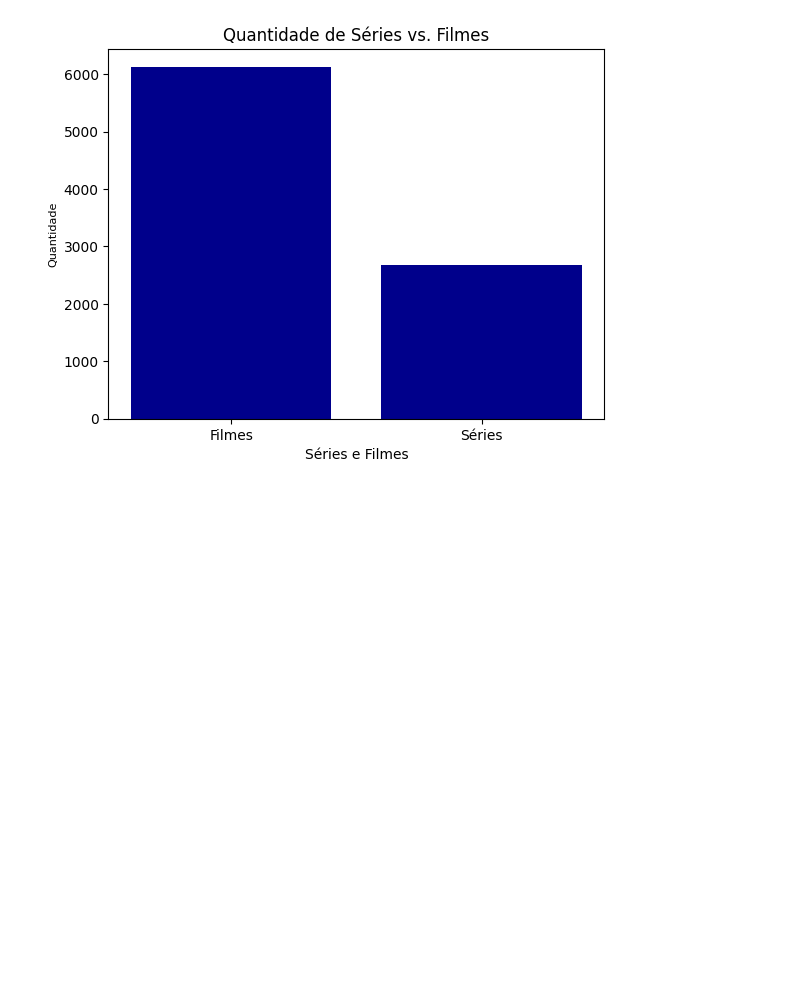
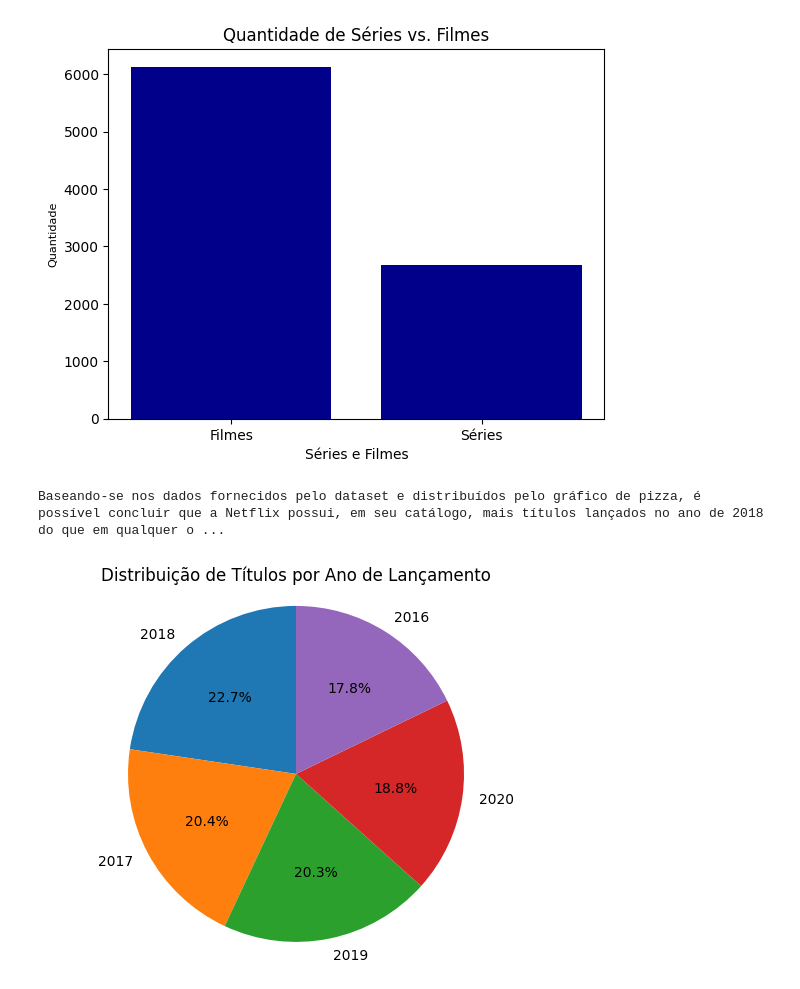
Before and after one commit to mendes078/Netflix, a Jupyter notebook: Análise - Netflix.ipynb, the cells around one changed output. Cells and saved outputs as stored; diff of their text form; code cells hidden in the pictures; blank space fills up the shorter version.

Commit message:
2 - distribuição de títulos por ano de lançamento
completo

```diff
--- a/Análise - Netflix.ipynb
+++ b/Análise - Netflix.ipynb
@@ -55,8 +55,21 @@ De acordo com os dados fornecidos pelo dataset e distribuídos através do gráf
 # %%
 # 2. Distribuição de títulos por ano de lançamento
 
 títulos_por_anos = netflix["Release Year"].value_counts()
 títulos_dict = dict(títulos_por_anos)
 primeiros_5 = dict(islice(títulos_dict.items(), 5))
 chaves_5 = primeiros_5.keys()
-valores_5 = primeiros_5.items()
+valores_5 = primeiros_5.values()
+
+# Representação visual (gráfico de pizza)
+
+plt.pie(valores_5, labels = chaves_5, autopct = "%1.1f%%", startangle = 90)
+plt.axis("equal")
+plt.title("Distribuição de Títulos por Ano de Lançamento")
+
+# Conclusão:
+
+print("Baseando-se nos dados fornecidos pelo dataset e distribuídos pelo gráfico de pizza, é possível concluir que a Netflix possui, em seu catálogo, mais títulos lançados no ano de 2018 do que em qualquer outro ano.")
+# %% [output]
+Baseando-se nos dados fornecidos pelo dataset e distribuídos pelo gráfico de pizza, é possível concluir que a Netflix possui, em seu catálogo, mais títulos lançados no ano de 2018 do que em qualquer o ...
+[figure, added]
```
